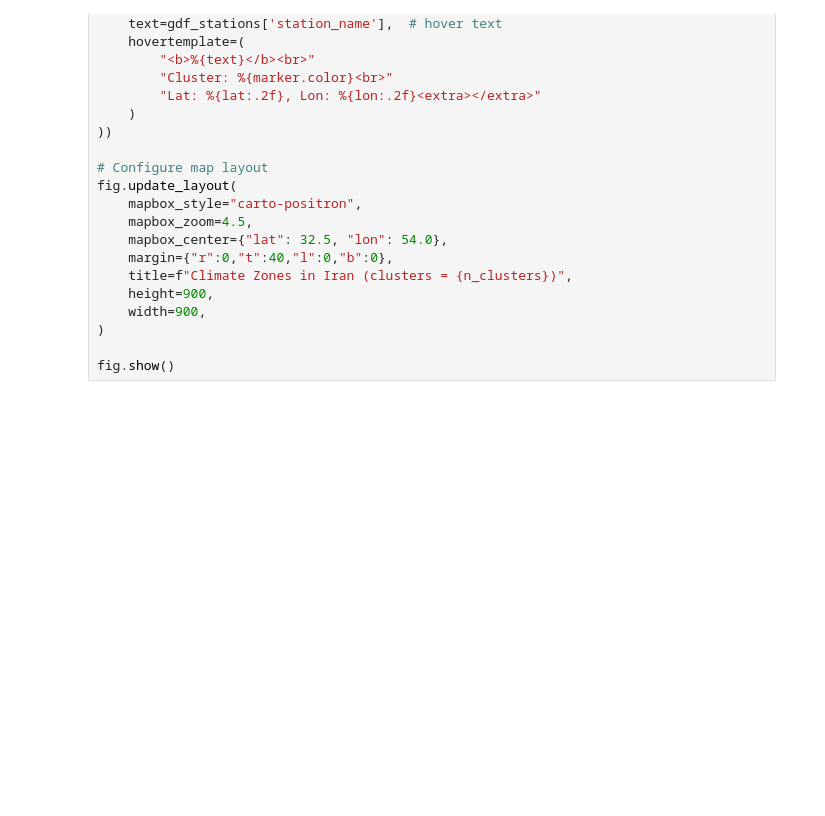
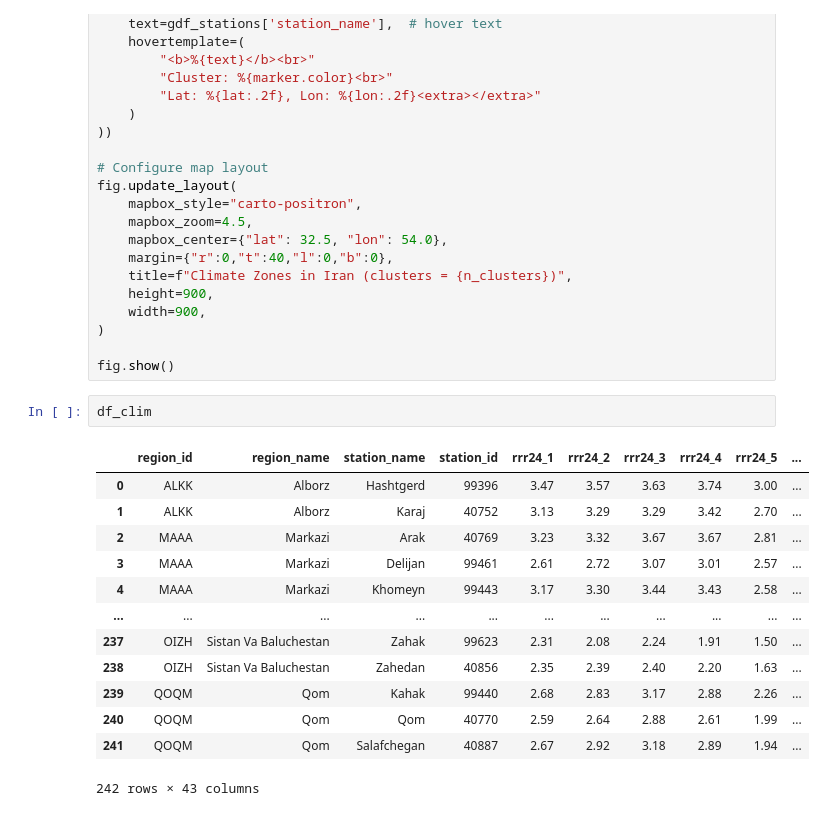
Before and after one commit to shirazialianpooya/panel-data-eto, a Jupyter notebook: src/Python/_02_Climate_Zones.ipynb, the cells around one changed output. Saved outputs shown, nothing was run; the diff lists cells and outputs as text; blank space fills up the shorter version.

```diff
--- a/src/Python/_02_Climate_Zones.ipynb
+++ b/src/Python/_02_Climate_Zones.ipynb
@@ -450,3 +506,19 @@ fig.update_layout(
 )
 
 fig.show()
+# %%
+df_clim
+# %% [output]
+|  | region_id | region_name | station_name | station_id | rrr24_1 | rrr24_2 | rrr24_3 | rrr24_4 | rrr24_5 | ... |
+| 0 | ALKK | Alborz | Hashtgerd | 99396 | 3.47 | 3.57 | 3.63 | 3.74 | 3.00 | ... |
+| 1 | ALKK | Alborz | Karaj | 40752 | 3.13 | 3.29 | 3.29 | 3.42 | 2.70 | ... |
+| 2 | MAAA | Markazi | Arak | 40769 | 3.23 | 3.32 | 3.67 | 3.67 | 2.81 | ... |
+| 3 | MAAA | Markazi | Delijan | 99461 | 2.61 | 2.72 | 3.07 | 3.01 | 2.57 | ... |
+| 4 | MAAA | Markazi | Khomeyn | 99443 | 3.17 | 3.30 | 3.44 | 3.43 | 2.58 | ... |
+| ... | ... | ... | ... | ... | ... | ... | ... | ... | ... | ... |
+| 237 | OIZH | Sistan Va Baluchestan | Zahak | 99623 | 2.31 | 2.08 | 2.24 | 1.91 | 1.50 | ... |
+| 238 | OIZH | Sistan Va Baluchestan | Zahedan | 40856 | 2.35 | 2.39 | 2.40 | 2.20 | 1.63 | ... |
+| 239 | QOQM | Qom | Kahak | 99440 | 2.68 | 2.83 | 3.17 | 2.88 | 2.26 | ... |
+| 240 | QOQM | Qom | Qom | 40770 | 2.59 | 2.64 | 2.88 | 2.61 | 1.99 | ... |
+| 241 | QOQM | Qom | Salafchegan | 40887 | 2.67 | 2.92 | 3.18 | 2.89 | 1.94 | ... |
+242 rows × 43 columns
```
Also changed, not shown: parts of 11 cells of this notebook, 2 other files.
